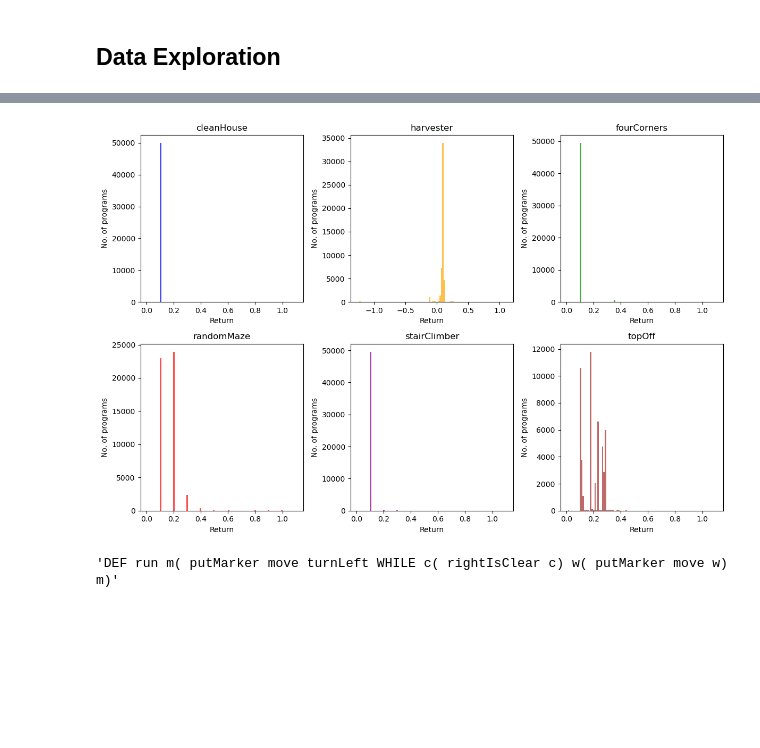
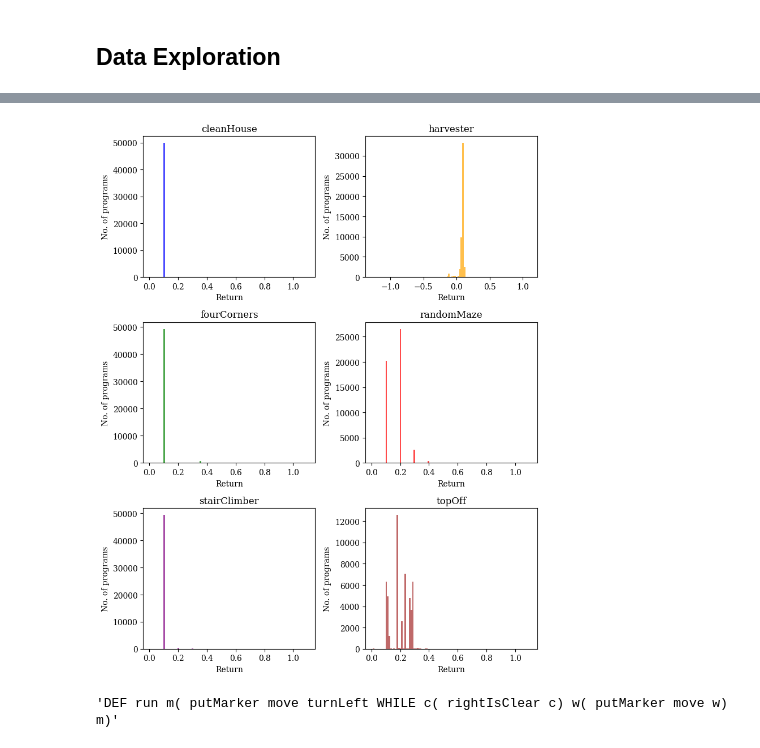
Before and after one commit to AbhijeetKrishnan/leaps, a Jupyter notebook: leaps_data_exploration.ipynb, the cells around one changed output, grey strips where cells are left out. Saved outputs shown, nothing was run; the diff lists cells and outputs as text; code cells hidden in the pictures; blank space fills up the shorter version.

Commit message:
Update leaps data distribution fig

```diff
--- a/leaps_data_exploration.ipynb
+++ b/leaps_data_exploration.ipynb
@@ -91,5 +91,4 @@ df.to_csv('leaps_data.csv', index_label='indices')
 # %%
 import pandas as pd
 
-df_old = pd.read_csv('leaps_data.csv')
-df_new = pd.read_csv('leaps_data_new.csv')
+df = pd.read_csv('leaps_data.csv')
@@ -110,52 +107,54 @@ df_new.describe()
 # %%
 import matplotlib.pyplot as plt
+
+plt.rcParams['font.family'] = 'serif'
 
 num_bins = 100
 
 # Create a figure and arrange subplots
-fig, axes = plt.subplots(nrows=2, ncols=3, figsize=(12, 8))
+fig, axes = plt.subplots(nrows=3, ncols=2, figsize=(8, 10))
 
 # Plot the distributions in each subplot
 axes[0, 0].hist(df.cleanHouse_reward, bins=num_bins, range=(df.cleanHouse_reward.min(), 1.1), color='blue', alpha=0.7)
 axes[0, 0].set_title('cleanHouse')
 axes[0, 0].set_xlabel('Return')
 axes[0, 0].set_ylabel('No. of programs')
 
 axes[0, 1].hist(df.harvester_reward, bins=num_bins, range=(df.harvester_reward.min(), 1.1), color='orange', alpha=0.7)
 axes[0, 1].set_title('harvester')
 axes[0, 1].set_xlabel('Return')
 axes[0, 1].set_ylabel('No. of programs')
 
-axes[0, 2].hist(df.fourCorners_reward, bins=num_bins, range=(df.fourCorners_reward.min(), 1.1), color='green', alpha=0.7)
-axes[0, 2].set_title('fourCorners')
-axes[0, 2].set_xlabel('Return')
-axes[0, 2].set_ylabel('No. of programs')
-
-axes[1, 0].hist(df.randomMaze_reward, bins=num_bins, range=(df.randomMaze_reward.min(), 1.1), color='red', alpha=0.7)
-axes[1, 0].set_title('randomMaze')
+axes[1, 0].hist(df.fourCorners_reward, bins=num_bins, range=(df.fourCorners_reward.min(), 1.1), color='green', alpha=0.7)
+axes[1, 0].set_title('fourCorners')
 axes[1, 0].set_xlabel('Return')
 axes[1, 0].set_ylabel('No. of programs')
 
-axes[1, 1].hist(df.stairClimber_reward, bins=num_bins, range=(df.stairClimber_reward.min(), 1.1), color='purple', alpha=0.7)
-axes[1, 1].set_title('stairClimber')
+axes[1, 1].hist(df.randomMaze_reward, bins=num_bins, range=(df.randomMaze_reward.min(), 1.1), color='red', alpha=0.7)
+axes[1, 1].set_title('randomMaze')
 axes[1, 1].set_xlabel('Return')
 axes[1, 1].set_ylabel('No. of programs')
 
-axes[1, 2].hist(df.topOff_reward, bins=num_bins, range=(df.topOff_reward.min(), 1.1), color='brown', alpha=0.7)
-axes[1, 2].set_title('topOff')
-axes[1, 2].set_xlabel('Return')
-axes[1, 2].set_ylabel('No. of programs')
+axes[2, 0].hist(df.stairClimber_reward, bins=num_bins, range=(df.stairClimber_reward.min(), 1.1), color='purple', alpha=0.7)
+axes[2, 0].set_title('stairClimber')
+axes[2, 0].set_xlabel('Return')
+axes[2, 0].set_ylabel('No. of programs')
+
+axes[2, 1].hist(df.topOff_reward, bins=num_bins, range=(df.topOff_reward.min(), 1.1), color='brown', alpha=0.7)
+axes[2, 1].set_title('topOff')
+axes[2, 1].set_xlabel('Return')
+axes[2, 1].set_ylabel('No. of programs')
 
 # Adjust layout to prevent overlap
 plt.tight_layout()
 
 # Save as SVG
 plt.savefig('leaps_data.pdf', format='pdf', dpi=300)
 
 # Show the plot
 plt.show()
 # %% [output]
-[figure, old version]
+[figure, new version]
 # %%
 anomalous = df[df.filter(like='_reward').apply(lambda col: (col < 0) | (col > 1)).any(axis=1)]
 print(anomalous)
```
Also changed, not shown: parts of 3 cells of this notebook.
